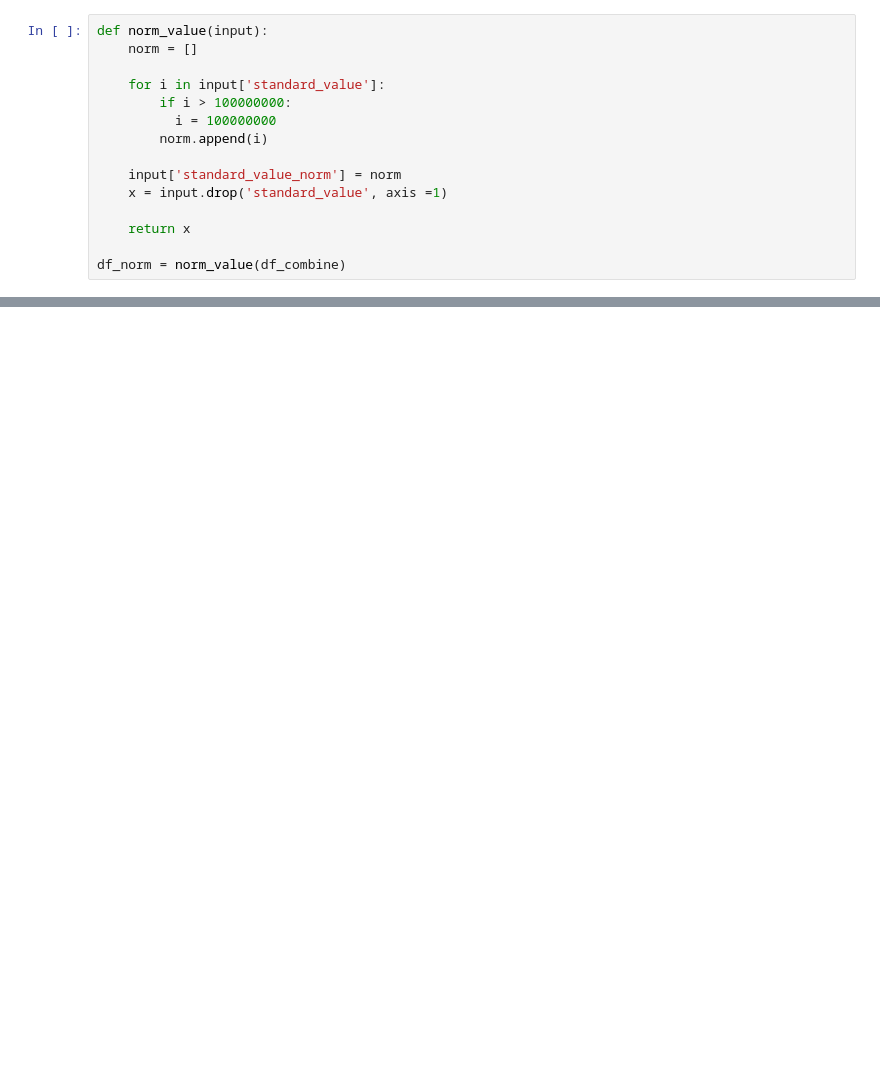
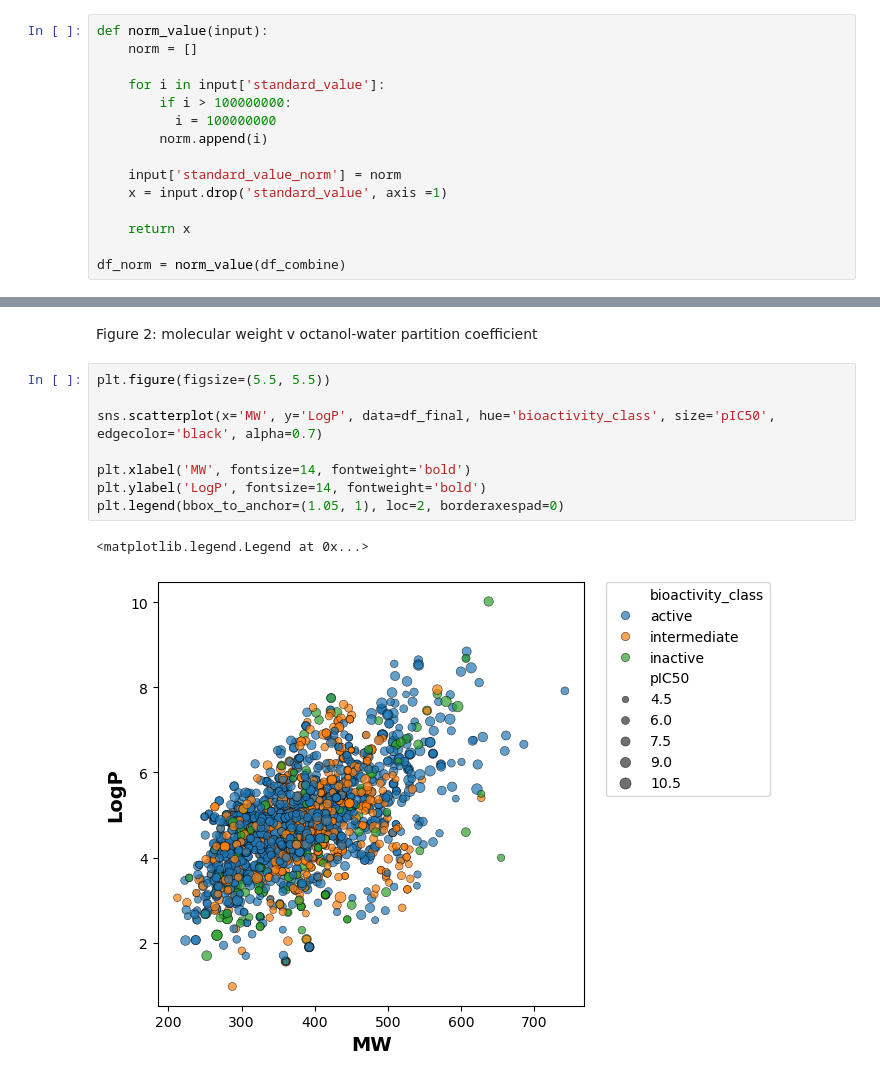
Before and after one commit to al1ska06/progProj, a Jupyter notebook: bio.ipynb, the cells around one changed output, grey strips where cells are left out. Cells and saved outputs as stored; diff of their text form; blank space fills up the shorter version.

```diff
--- a/bio.ipynb
+++ b/bio.ipynb
@@ -129,0 +178,13 @@ df_final
+# %% [markdown]
+Figure 2: molecular weight v octanol-water partition coefficient
+# %%
+plt.figure(figsize=(5.5, 5.5))
+
+sns.scatterplot(x='MW', y='LogP', data=df_final, hue='bioactivity_class', size='pIC50', edgecolor='black', alpha=0.7)
+
+plt.xlabel('MW', fontsize=14, fontweight='bold')
+plt.ylabel('LogP', fontsize=14, fontweight='bold')
+plt.legend(bbox_to_anchor=(1.05, 1), loc=2, borderaxespad=0)
+# %% [output]
+<matplotlib.legend.Legend at 0x...>
+[figure, added]
```
Also changed, not shown: parts of 13 cells of this notebook.
